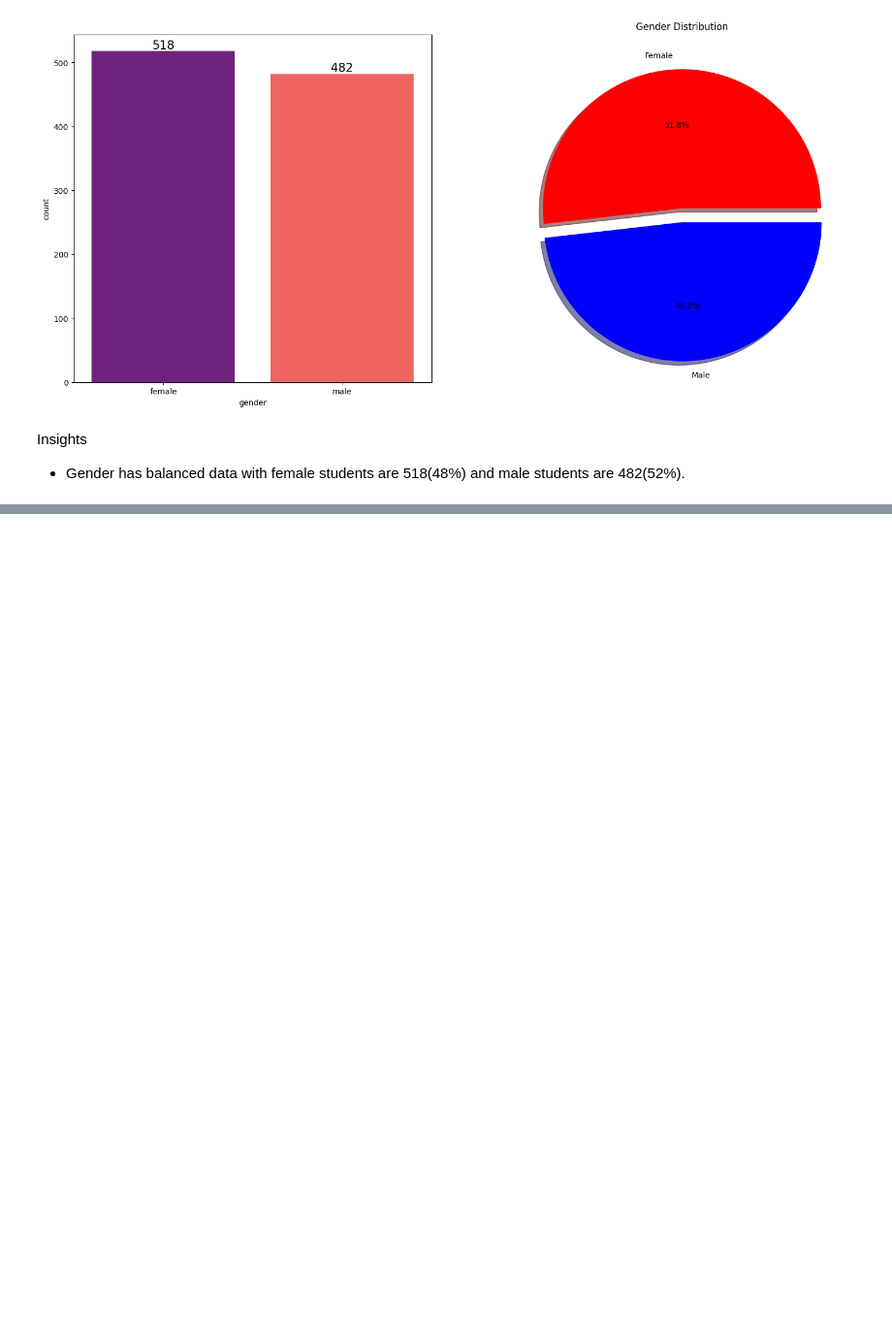
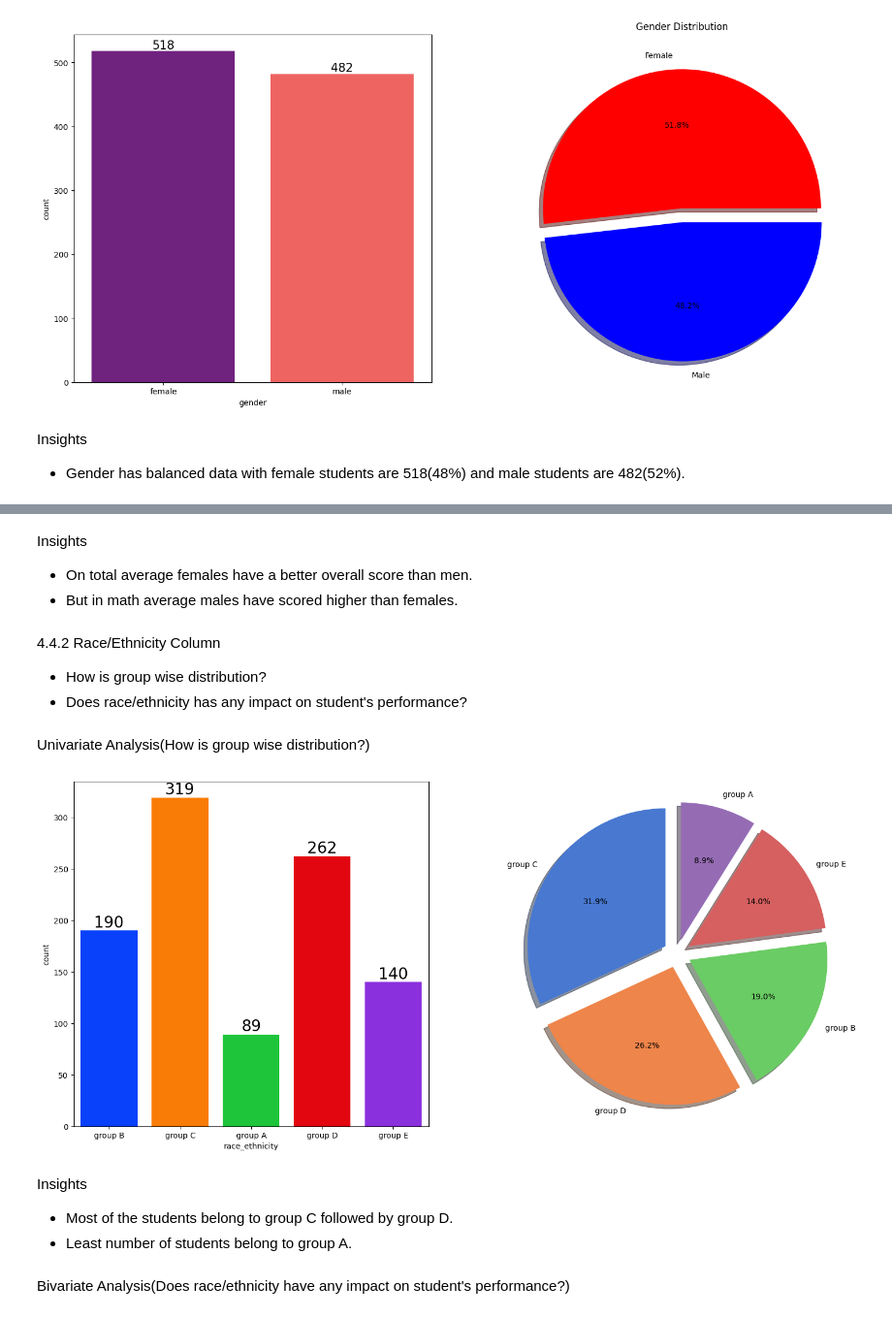
Before and after one commit to cyrolux123/ML-Project, a Jupyter notebook: notebook/EDA.ipynb, the cells around one changed output, grey strips where cells are left out. Shown at 97% size. Saved outputs shown, nothing was run; the diff lists cells and outputs as text; code cells hidden in the pictures; blank space fills up the shorter version.

```diff
--- a/notebook/EDA.ipynb
+++ b/notebook/EDA.ipynb
@@ -418,0 +442,27 @@ Insights
+# %% [markdown]
+Insights
+- On total average females have a better overall score than men.
+- But in math average males have scored higher than females.
+# %% [markdown]
+4.4.2 Race/Ethnicity Column
+- How is group wise distribution?
+- Does race/ethnicity has any impact on student's performance?
+# %% [markdown]
+Univariate Analysis(How is group wise distribution?)
+# %%
+f, ax = plt.subplots(1, 2, figsize=(18, 8))
+sns.countplot(x = df['race_ethnicity'], data = df, palette = 'bright', ax = ax[0], saturation = 0.95)
+
+for container in ax[0].containers:
+    ax[0].bar_label(container, color = 'black', fontsize = 20)
+
+plt.pie(x = df['race_ethnicity'].value_counts(), labels = df['race_ethnicity'].value_counts().index, autopct = '%.1f%%', shadow = True, colors = sns.color_palette('muted'), explode = [0.1, 0.1, 0.1, 0.1, 0.1], startangle = 90)
+plt.show()
+# %% [output]
+[figure, added]
+# %% [markdown]
+Insights
+- Most of the students belong to group C followed by group D.
+- Least number of students belong to group A.
+# %% [markdown]
+Bivariate Analysis(Does race/ethnicity have any impact on student's performance?)
```
Also changed, not shown: parts of 8 cells of this notebook.
